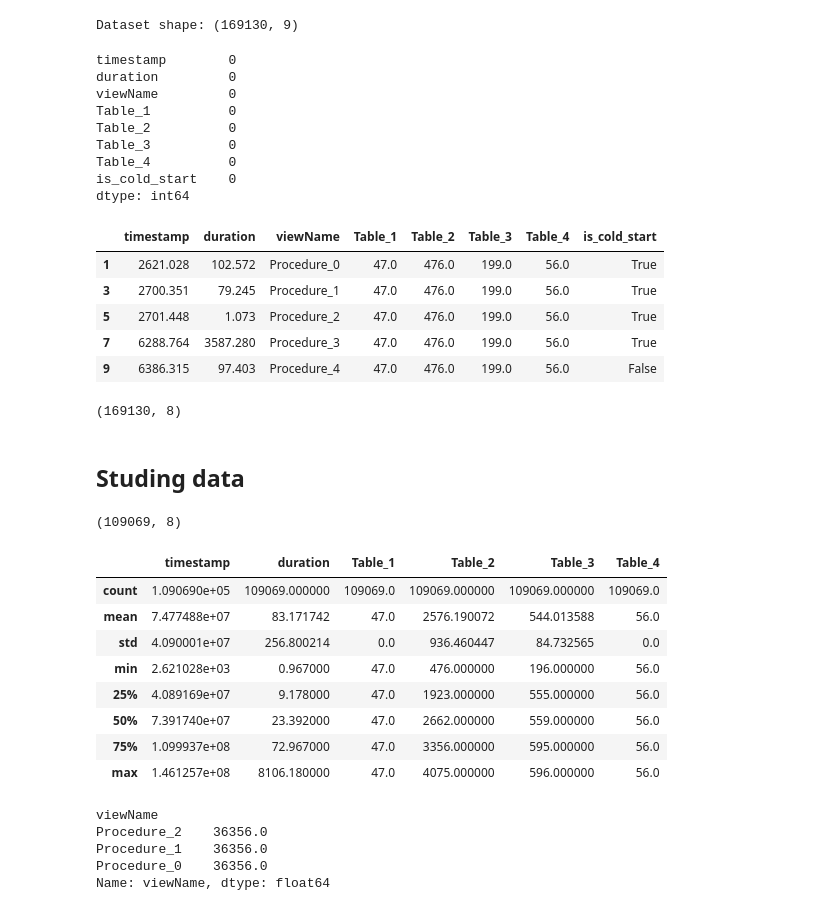
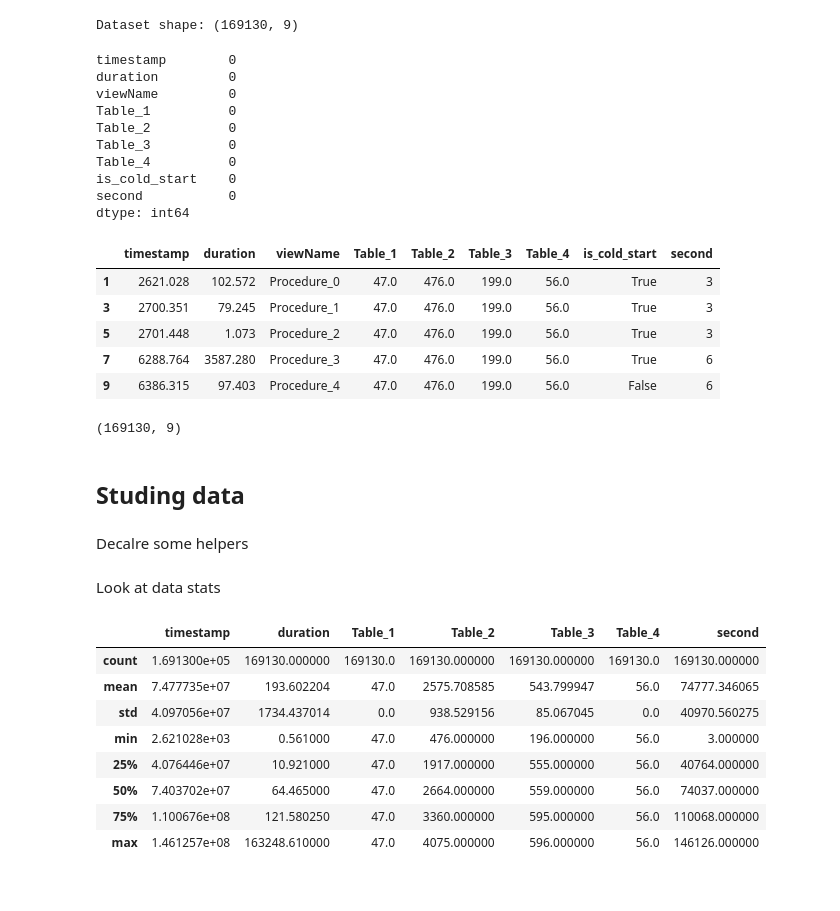
Before and after one commit to tonnyeremin/Software-Perfomance, a Jupyter notebook: SqlMetrics/Evangelist_Perf_Processing.ipynb, the cells around one changed output. Cells and saved outputs as stored; diff of their text form; code cells hidden in the pictures.

```diff
--- a/SqlMetrics/Evangelist_Perf_Processing.ipynb
+++ b/SqlMetrics/Evangelist_Perf_Processing.ipynb
@@ -126,6 +126,7 @@ rawData['is_cold_start'] = rawData['usn'].apply(lambda x: True if int(x) == 0 el
 rawData.drop(['usn', 'timestamp'], axis=1, inplace=True)
 rawData.rename(columns={'Time MSec': 'timestamp', 'DURATION_MSEC': 'duration'}, inplace=True)
 rawData['duration'] = rawData['duration'].apply(lambda x: float(x))
+rawData.loc[:, 'second'] = rawData.loc[:, 'timestamp'].apply(lambda x: round(x/1000))
 print(rawData.isnull().sum())
 rawData.head()
 # %% [output]
@@ -137,16 +138,17 @@ Table_2          0
 Table_3          0
 Table_4          0
 is_cold_start    0
+second           0
 dtype: int64
-|  | timestamp | duration | viewName | Table_1 | Table_2 | Table_3 | Table_4 | is_cold_start |
-| 1 | 2621.028 | 102.572 | Procedure_0 | 47.0 | 476.0 | 199.0 | 56.0 | True |
-| 3 | 2700.351 | 79.245 | Procedure_1 | 47.0 | 476.0 | 199.0 | 56.0 | True |
-| 5 | 2701.448 | 1.073 | Procedure_2 | 47.0 | 476.0 | 199.0 | 56.0 | True |
-| 7 | 6288.764 | 3587.280 | Procedure_3 | 47.0 | 476.0 | 199.0 | 56.0 | True |
-| 9 | 6386.315 | 97.403 | Procedure_4 | 47.0 | 476.0 | 199.0 | 56.0 | False |
+|  | timestamp | duration | viewName | Table_1 | Table_2 | Table_3 | Table_4 | is_cold_start | second |
+| 1 | 2621.028 | 102.572 | Procedure_0 | 47.0 | 476.0 | 199.0 | 56.0 | True | 3 |
+| 3 | 2700.351 | 79.245 | Procedure_1 | 47.0 | 476.0 | 199.0 | 56.0 | True | 3 |
+| 5 | 2701.448 | 1.073 | Procedure_2 | 47.0 | 476.0 | 199.0 | 56.0 | True | 3 |
+| 7 | 6288.764 | 3587.280 | Procedure_3 | 47.0 | 476.0 | 199.0 | 56.0 | True | 6 |
+| 9 | 6386.315 | 97.403 | Procedure_4 | 47.0 | 476.0 | 199.0 | 56.0 | False | 6 |
 # %%
 rawData.shape
 # %% [output]
-(169130, 8)
+(169130, 9)
 # %% [markdown]
 ## Studing data
@@ -155,4 +155,2 @@ data = rawData[rawData.is_cold_start == True]
-# %%
-data.shape
-# %% [output]
-(109069, 8)
+# %% [markdown]
+Decalre some helpers
@@ -159,22 +238,14 @@ data.shape
+# %% [markdown]
+Look at data stats
 # %%
-data.describe()
+rawData.describe()
 # %% [output]
-|  | timestamp | duration | Table_1 | Table_2 | Table_3 | Table_4 |
-| count | 1.090690e+05 | 109069.000000 | 109069.0 | 109069.000000 | 109069.000000 | 109069.0 |
-| mean | 7.477488e+07 | 83.171742 | 47.0 | 2576.190072 | 544.013588 | 56.0 |
-| std | 4.090001e+07 | 256.800214 | 0.0 | 936.460447 | 84.732565 | 0.0 |
-| min | 2.621028e+03 | 0.967000 | 47.0 | 476.000000 | 196.000000 | 56.0 |
-| 25% | 4.089169e+07 | 9.178000 | 47.0 | 1923.000000 | 555.000000 | 56.0 |
-| 50% | 7.391740e+07 | 23.392000 | 47.0 | 2662.000000 | 559.000000 | 56.0 |
-| 75% | 1.099937e+08 | 72.967000 | 47.0 | 3356.000000 | 595.000000 | 56.0 |
-| max | 1.461257e+08 | 8106.180000 | 47.0 | 4075.000000 | 596.000000 | 56.0 |
+|  | timestamp | duration | Table_1 | Table_2 | Table_3 | Table_4 | second |
+| count | 1.691300e+05 | 169130.000000 | 169130.0 | 169130.000000 | 169130.000000 | 169130.0 | 169130.000000 |
+| mean | 7.477735e+07 | 193.602204 | 47.0 | 2575.708585 | 543.799947 | 56.0 | 74777.346065 |
+| std | 4.097056e+07 | 1734.437014 | 0.0 | 938.529156 | 85.067045 | 0.0 | 40970.560275 |
+| min | 2.621028e+03 | 0.561000 | 47.0 | 476.000000 | 196.000000 | 56.0 | 3.000000 |
+| 25% | 4.076446e+07 | 10.921000 | 47.0 | 1917.000000 | 555.000000 | 56.0 | 40764.000000 |
+| 50% | 7.403702e+07 | 64.465000 | 47.0 | 2664.000000 | 559.000000 | 56.0 | 74037.000000 |
+| 75% | 1.100676e+08 | 121.580250 | 47.0 | 3360.000000 | 595.000000 | 56.0 | 110068.000000 |
+| max | 1.461257e+08 | 163248.610000 | 47.0 | 4075.000000 | 596.000000 | 56.0 | 146126.000000 |
-# %%
-top_proc_names = data.groupby('viewName')['viewName'].count().sort_values(ascending=False)
-top_proc_names = top_proc_names.where(top_proc_names>5000).dropna()
-top_proc_names
-# %% [output]
-viewName
-Procedure_2    36356.0
-Procedure_1    36356.0
-Procedure_0    36356.0
-Name: viewName, dtype: float64
```
Also changed, not shown: parts of 25 cells of this notebook.
